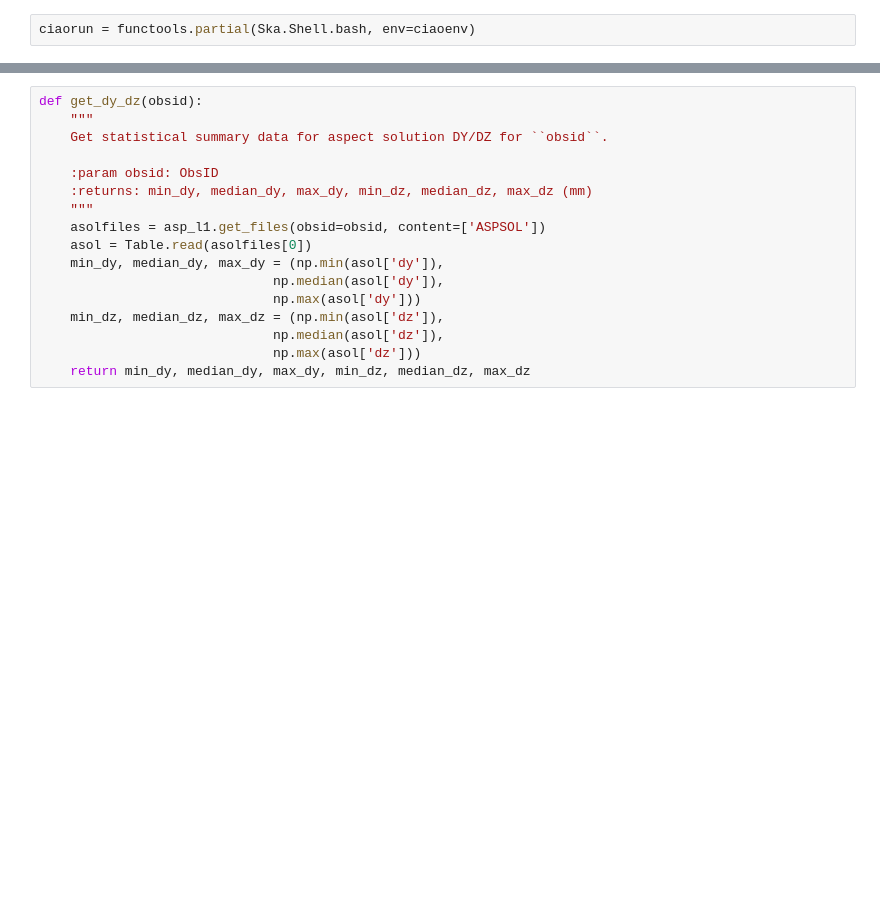
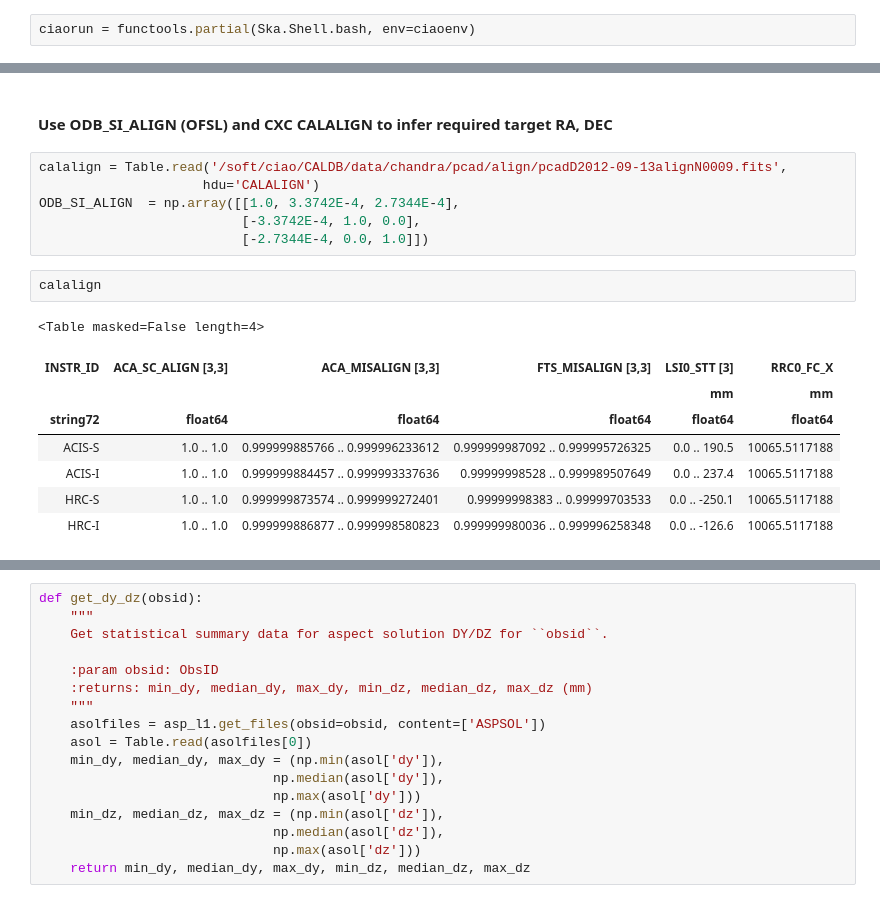
Before and after one commit to sot/aimpoint_mon, a Jupyter notebook: asol_to_chip_transforms.ipynb, the cells around one changed output, grey strips where cells are left out. Saved outputs shown, nothing was run; the diff lists cells and outputs as text; blank space fills up the shorter version.

```diff
--- a/asol_to_chip_transforms.ipynb
+++ b/asol_to_chip_transforms.ipynb
@@ -166,0 +192,19 @@ ciaorun = functools.partial(Ska.Shell.bash, env=ciaoenv)
+# %% [markdown]
+#### Use ODB_SI_ALIGN (OFSL) and CXC CALALIGN to infer required target RA, DEC
+# %%
+calalign = Table.read('/soft/ciao/CALDB/data/chandra/pcad/align/pcadD2012-09-13alignN0009.fits',
+                     hdu='CALALIGN')
+ODB_SI_ALIGN  = np.array([[1.0, 3.3742E-4, 2.7344E-4],
+                          [-3.3742E-4, 1.0, 0.0],
+                          [-2.7344E-4, 0.0, 1.0]])
+# %%
+calalign
+# %% [output]
+<Table masked=False length=4>
+| INSTR_ID | ACA_SC_ALIGN [3,3] | ACA_MISALIGN [3,3] | FTS_MISALIGN [3,3] | LSI0_STT [3] | RRC0_FC_X |
+|  |  |  |  | mm | mm |
+| string72 | float64 | float64 | float64 | float64 | float64 |
+| ACIS-S | 1.0 .. 1.0 | 0.999999885766 .. 0.999996233612 | 0.999999987092 .. 0.999995726325 | 0.0 .. 190.5 | 10065.5117188 |
+| ACIS-I | 1.0 .. 1.0 | 0.999999884457 .. 0.999993337636 | 0.99999998528 .. 0.999989507649 | 0.0 .. 237.4 | 10065.5117188 |
+| HRC-S | 1.0 .. 1.0 | 0.999999873574 .. 0.999999272401 | 0.99999998383 .. 0.99999703533 | 0.0 .. -250.1 | 10065.5117188 |
+| HRC-I | 1.0 .. 1.0 | 0.999999886877 .. 0.999998580823 | 0.999999980036 .. 0.999996258348 | 0.0 .. -126.6 | 10065.5117188 |
```
Also changed, not shown: parts of 39 cells of this notebook.
